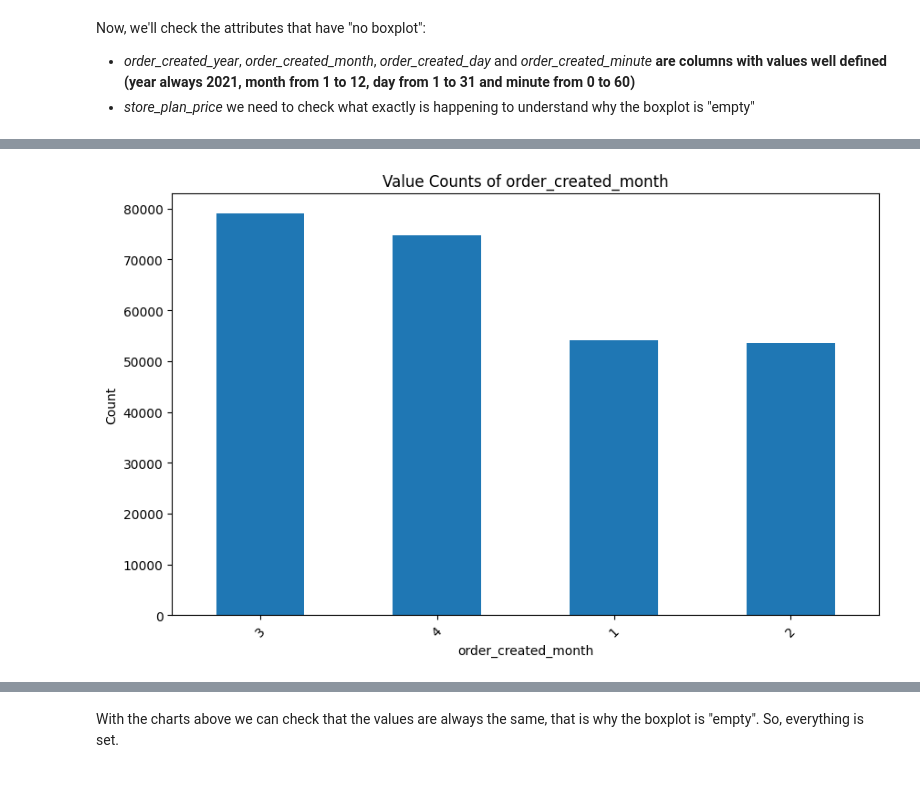
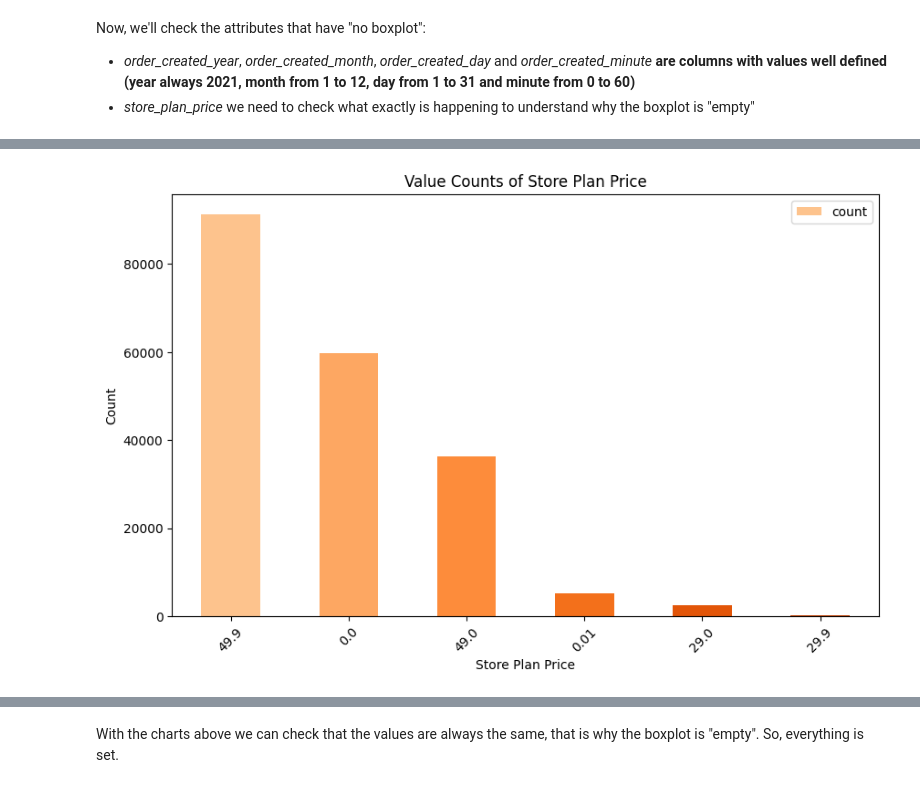
Before and after one commit to bbucalonserra/machine_learning_and_analytics, a Jupyter notebook: machine_learning_and_analytics.ipynb, the cells around one changed output, grey strips where cells are left out. Cells and saved outputs as stored; diff of their text form; code cells hidden in the pictures.

```diff
--- a/machine_learning_and_analytics.ipynb
+++ b/machine_learning_and_analytics.ipynb
@@ -455,14 +552,18 @@ plt.show()
 # %%
 # Count Values
-value_counts = orders_records_df.value_counts('order_created_month')
+value_counts = orders_records_df.value_counts('store_plan_price')
+
+# Generating shades of orange
+colors = plt.cm.Oranges(np.linspace(0.3, 0.8, len(value_counts)))
 
 # Plot
 plt.figure(figsize=(10, 6))
-value_counts.plot(kind='bar')
-plt.title('Value Counts of order_created_month')
-plt.xlabel('order_created_month')
+value_counts.plot(kind='bar', color=colors)
+plt.title('Value Counts of Store Plan Price')
+plt.xlabel('Store Plan Price')
 plt.ylabel('Count')
 plt.xticks(rotation=45)
+plt.legend()
 plt.show()
 # %% [output]
-[figure, old version]
+[figure, new version]
```
Also changed, not shown: parts of 89 cells of this notebook.
